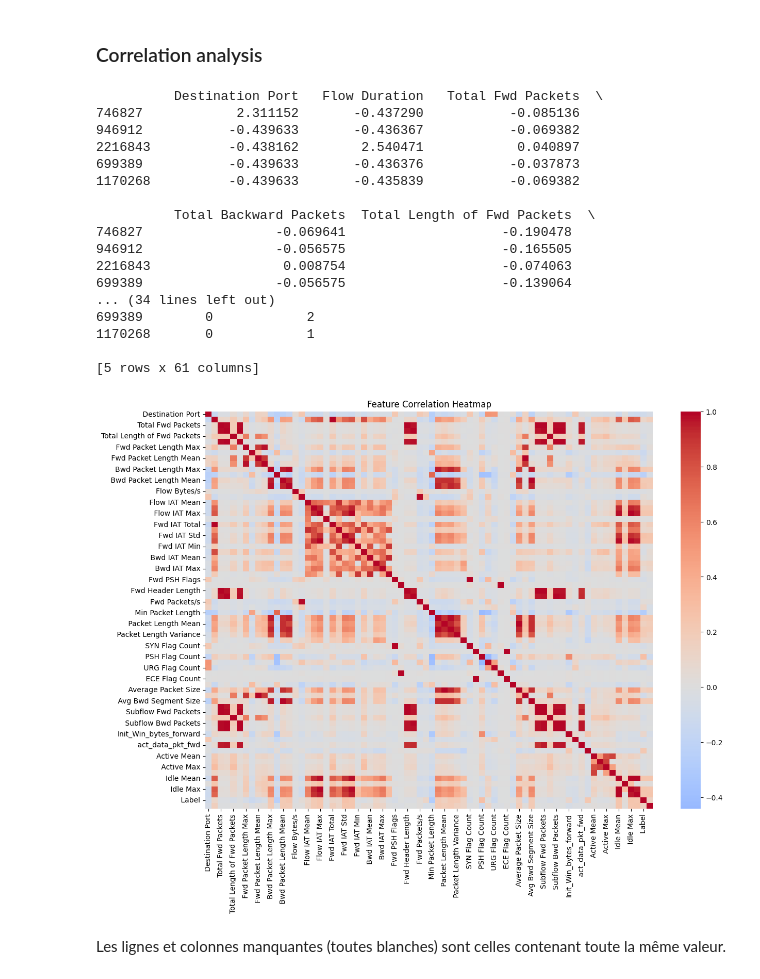
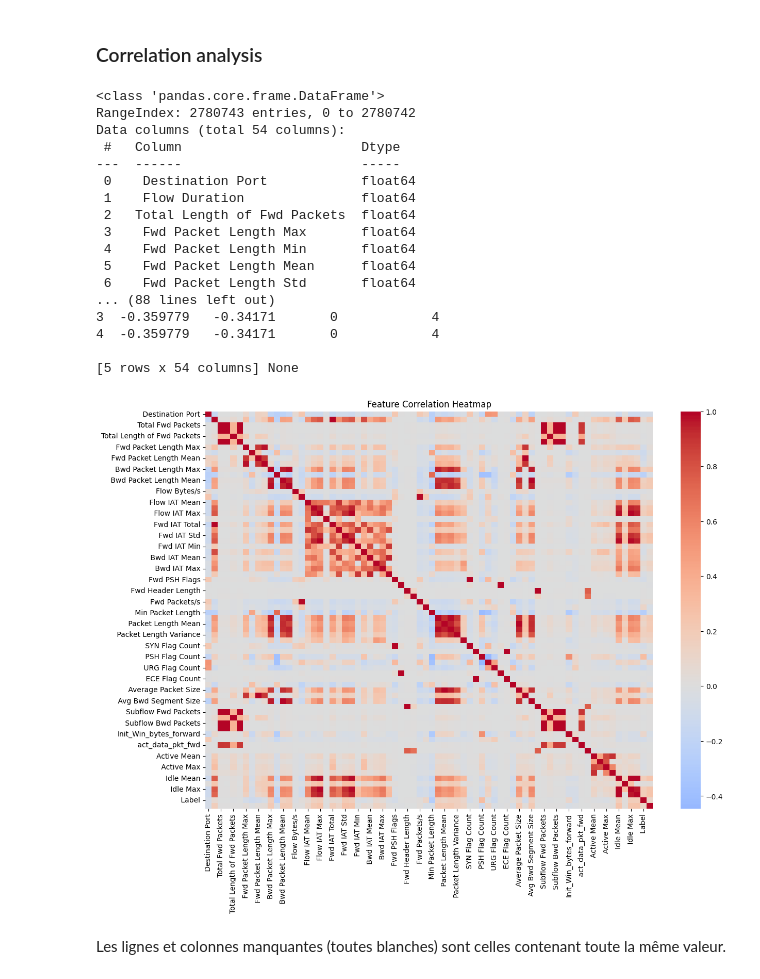
Before and after one commit to Arthur-Boutelier/machineLearningCybersecurity, a Jupyter notebook: machine_learning_project.ipynb, the cells around one changed output. Cells and saved outputs as stored; diff of their text form; code cells hidden in the pictures.

```diff
--- a/machine_learning_project.ipynb
+++ b/machine_learning_project.ipynb
@@ -101,6 +106,6 @@ Combined dataset shape: (2830743, 80)
 # define test mode, to work with a smaller subset during development, instead of 2.8M rows
 TEST_MODE = True
 if TEST_MODE:
-    df = df.sample(n=50000, random_state=42)
+    df = df[:-50000]
     print("Test mode: using smaller dataset shape:", df.shape)
 # %% [output]
@@ -312,31 +315,31 @@ La tu peux aller plus loin en regardant features par features, mais c'est deja p
 ### Correlation analysis
 # %%
 corr = df.corr()
-df_dropped = df.drop(corr[" Label"][abs(corr[" Label"])<0.01].index, axis=1)
-print(df_dropped.head())
+df = df.drop(corr[" Label"][abs(corr[" Label"])<0.01].index, axis=1)
+print(df.head(), df.info())
 plt.figure(figsize=(14, 10))
 sns.heatmap(corr, cmap="coolwarm", center=0)
 plt.title("Feature Correlation Heatmap")
 plt.show()
 # %% [output]
-          Destination Port   Flow Duration   Total Fwd Packets  \
-746827            2.311152       -0.437290           -0.085136
-946912           -0.439633       -0.436367           -0.069382
-2216843          -0.438162        2.540471            0.040897
-699389           -0.439633       -0.436376           -0.037873
-1170268          -0.439633       -0.435839           -0.069382
+<class 'pandas.core.frame.DataFrame'>
+RangeIndex: 2780743 entries, 0 to 2780742
+Data columns (total 54 columns):
+ #   Column                       Dtype
+---  ------                       -----
+ 0    Destination Port            float64
+ 1    Flow Duration               float64
+ 2   Total Length of Fwd Packets  float64
+ 3    Fwd Packet Length Max       float64
+ 4    Fwd Packet Length Min       float64
+ 5    Fwd Packet Length Mean      float64
+ 6    Fwd Packet Length Std       float64
+... (88 lines left out)
+3  -0.359779   -0.34171       0            4
+4  -0.359779   -0.34171       0            4
 
-          Total Backward Packets  Total Length of Fwd Packets  \
-746827                 -0.069641                    -0.190478
-946912                 -0.056575                    -0.165505
-2216843                 0.008754                    -0.074063
-699389                 -0.056575                    -0.139064
-... (34 lines left out)
-699389        0            2
-1170268       0            1
-
-[5 rows x 61 columns]
+[5 rows x 54 columns] None
-[figure, old version]
+[figure, new version]
 # %% [markdown]
 Les lignes et colonnes manquantes (toutes blanches) sont celles contenant toute la même valeur.
 # %% [markdown]
```
Also changed, not shown: parts of 34 cells of this notebook, 1 other file.
